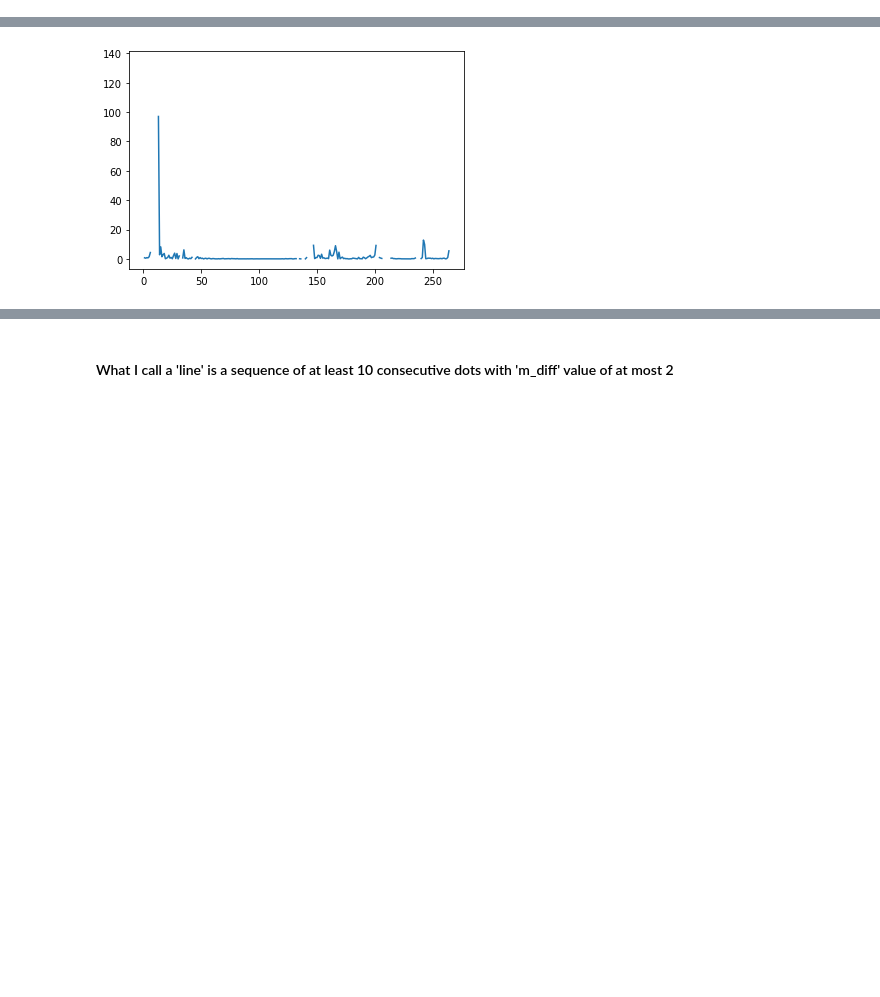
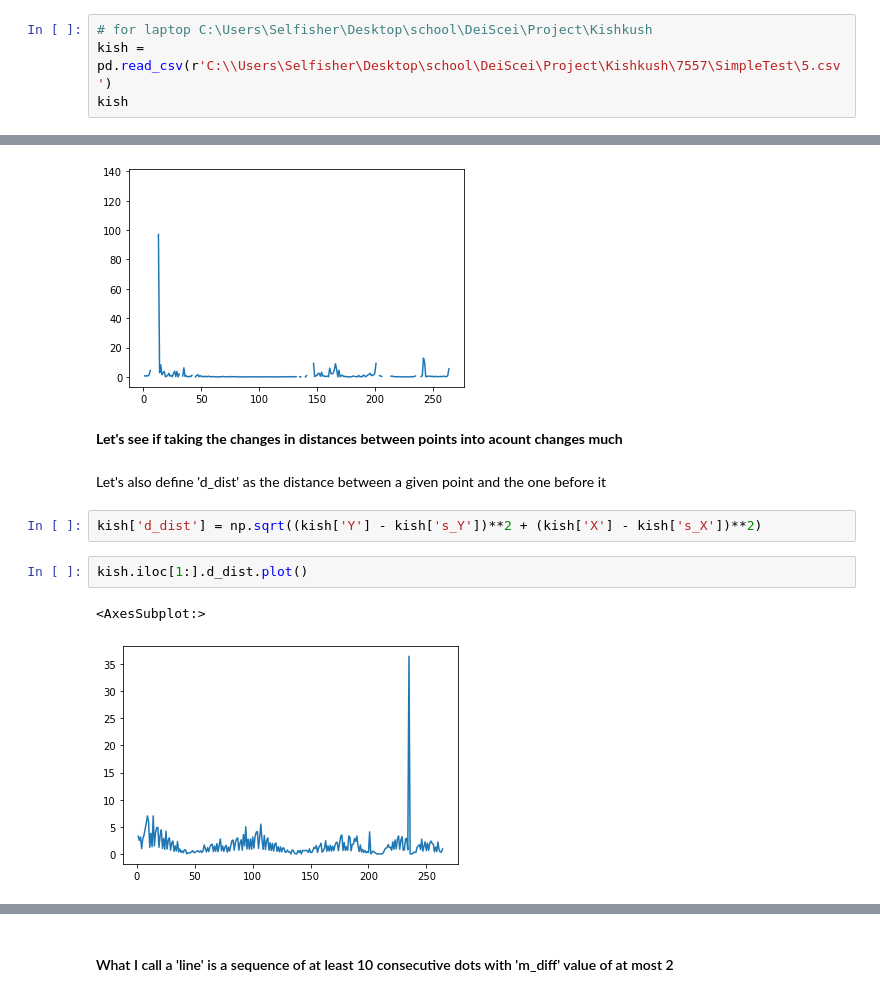
Before and after one commit to Matan-Shimon/Data-Visualization, a Jupyter notebook: Pandas Project.ipynb, the cells around one changed output, grey strips where cells are left out. Drawn from its saved outputs; the diff is of its cells as text; blank space fills up the shorter version.

Commit message:
Looked at differences in distance

```diff
--- a/Pandas Project.ipynb
+++ b/Pandas Project.ipynb
@@ -19,3 +19,7 @@ kish
 | 265 | Time Elapsed till drawing started... | NaN | NaN | NaN | NaN | NaN |
 | 266 | Time Elapsed till drawing submit:... | NaN | NaN | NaN | NaN | NaN |
 267 rows × 6 columns
+# %%
+# for laptop C:\Users\Selfisher\Desktop\school\DeiScei\Project\Kishkush
+kish = pd.read_csv(r'C:\\Users\Selfisher\Desktop\school\DeiScei\Project\Kishkush\7557\SimpleTest\5.csv')
+kish
@@ -154,3 +172,14 @@ kish.m_diff.plot()
 Here, we can see how fast the slope changes throughout the drawing
 <AxesSubplot:>
 [figure]
+# %% [markdown]
+**Let's see if taking the changes in distances between points into acount changes much**
+# %% [markdown]
+Let's also define 'd_dist' as the distance between a given point and the one before it
+# %%
+kish['d_dist'] = np.sqrt((kish['Y'] - kish['s_Y'])**2 + (kish['X'] - kish['s_X'])**2)
+# %%
+kish.iloc[1:].d_dist.plot()
+# %% [output]
+<AxesSubplot:>
+[figure, added]
```
Also changed, not shown: parts of 7 cells of this notebook.
